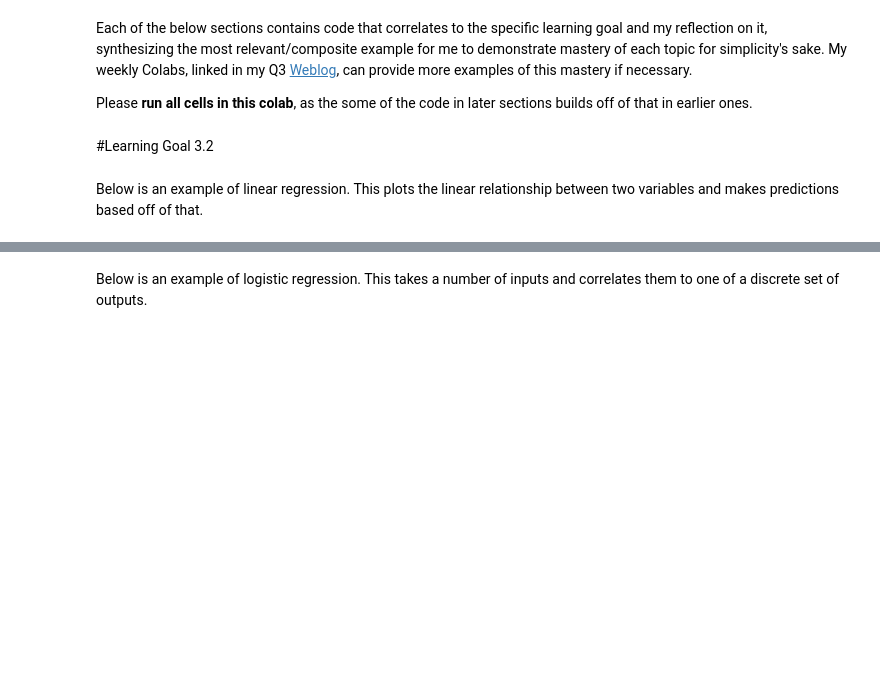
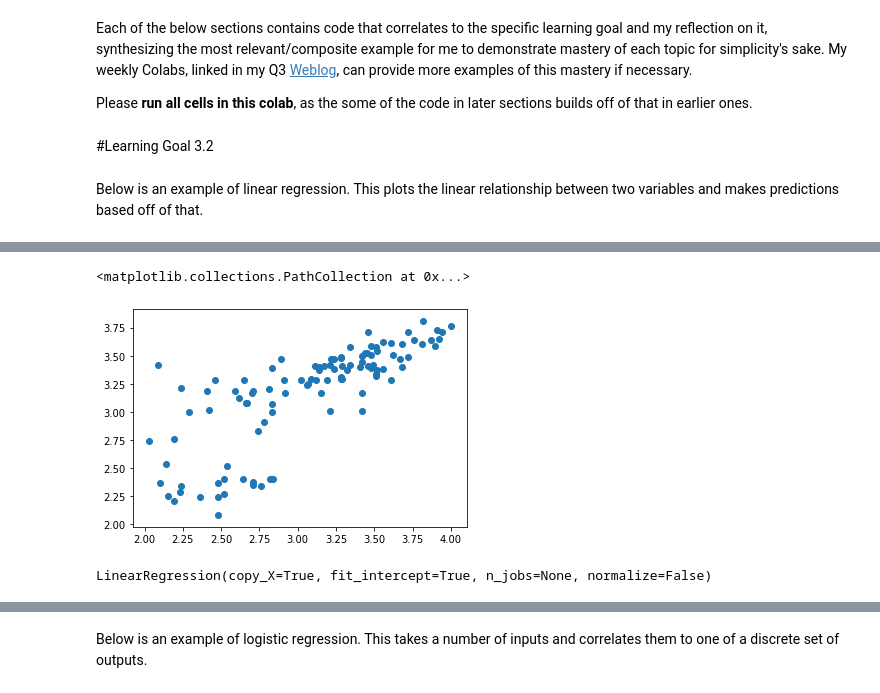
Before and after one commit to JasmineGonzalez10/Computational-Modeling, a Jupyter notebook: Q3_Learning_Goals_Reflection_Jasmine_Gonzalez.ipynb, the cells around one changed output, grey strips where cells are left out. Saved outputs shown, nothing was run; the diff lists cells and outputs as text; code cells hidden in the pictures; blank space fills up the shorter version.

```diff
--- a/Q3_Learning_Goals_Reflection_Jasmine_Gonzalez.ipynb
+++ b/Q3_Learning_Goals_Reflection_Jasmine_Gonzalez.ipynb
@@ -34,3 +35,7 @@ from matplotlib.image import imread
 #Learning Goal 3.2
 # %% [markdown]
 Below is an example of linear regression. This plots the linear relationship between two variables and makes predictions based off of that.
+# %%
+web_file = urllib.request.urlopen("http://onlinestatbook.com/mobile/case_studies/data/sat.txt")
+data = np.loadtxt(web_file, encoding='utf-8', delimiter = " ", skiprows = 1)
+print(data)
@@ -36,0 +60,7 @@ Below is an example of linear regression. This plots the linear relationship bet
+# %%
+hs_gpa = data[:, 0]
+col_gpa = data[:, 4]
+plt.scatter(hs_gpa, col_gpa)
+# %% [output]
+<matplotlib.collections.PathCollection at 0x...>
+[figure, added]
@@ -36,0 +70,6 @@ Below is an example of linear regression. This plots the linear relationship bet
+# %%
+x_train, x_test, y_train, y_test = train_test_split(hs_gpa, col_gpa, test_size=0.25, random_state=0)
+LinearRegr = LinearRegression()
+LinearRegr.fit(x_train, y_train)
+# %% [output]
+LinearRegression(copy_X=True, fit_intercept=True, n_jobs=None, normalize=False)
```
Also changed, not shown: parts of 27 cells of this notebook.
